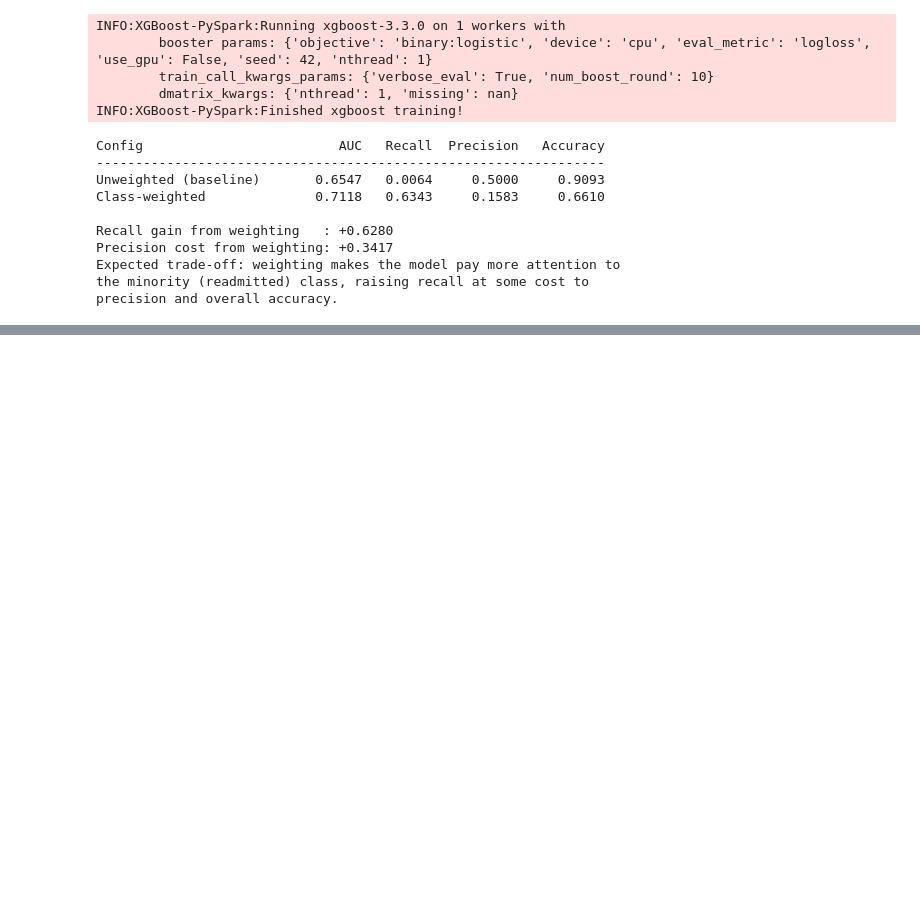
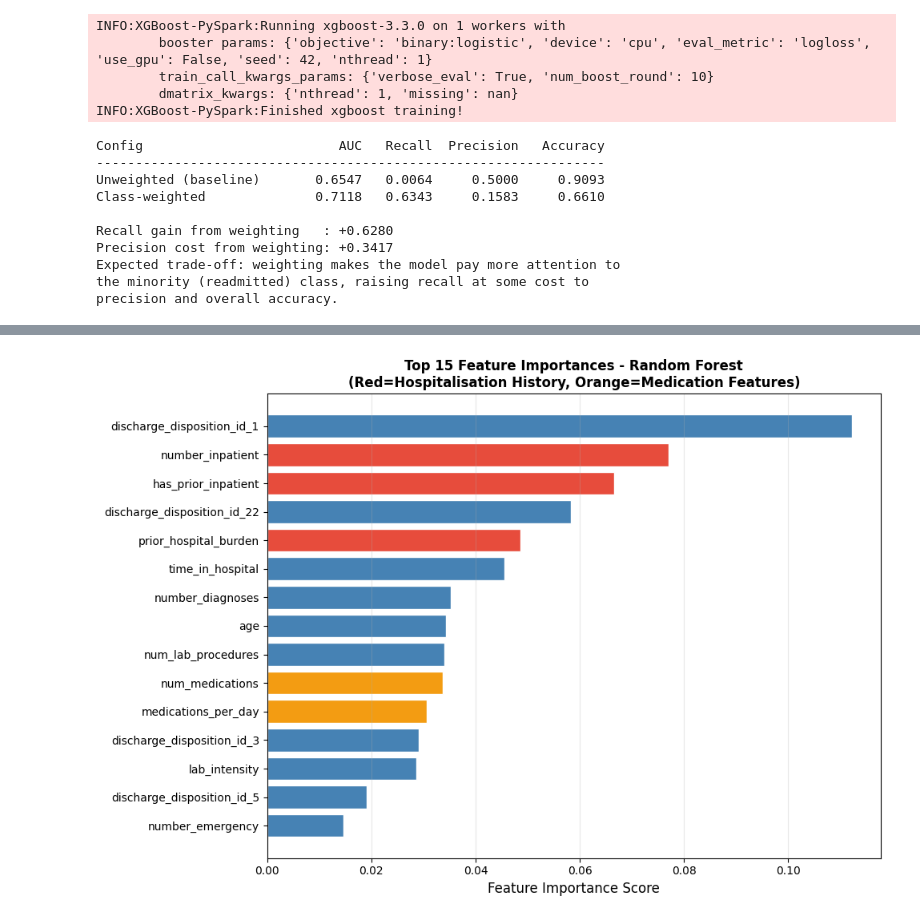
Before and after one commit to kulsoomz99/Predicting-30-Day-Hospital-Readmission-in-Diabetic-Patients, a Jupyter notebook: Diabetes_Re_Admission.ipynb, the cells around one changed output, grey strips where cells are left out. Cells and saved outputs as stored; diff of their text form; code cells hidden in the pictures; blank space fills up the shorter version.

```diff
--- a/Diabetes_Re_Admission.ipynb
+++ b/Diabetes_Re_Admission.ipynb
@@ -1069,0 +1334,22 @@ precision and overall accuracy.
+# %%
+# Feature Importance Plot
+fig, ax = plt.subplots(figsize=(10, 7))
+
+colors_fi = ["#E74C3C" if ("inpatient" in f or "prior" in f or "burden" in f)
+              else "#F39C12" if ("medic" in f or "poly" in f or "pharmacy" in f)
+              else "steelblue"
+              for f in importance_df["feature"]]
+
+ax.barh(importance_df["feature"][::-1],
+        importance_df["importance"][::-1],
+        color=colors_fi[::-1], edgecolor="white")
+ax.set_xlabel("Feature Importance Score", fontsize=12)
+ax.set_title("Top 15 Feature Importances - Random Forest\n"
+             "(Red=Hospitalisation History, Orange=Medication Features)",
+             fontsize=12, fontweight="bold")
+ax.grid(alpha=0.3, axis="x")
+plt.tight_layout()
+plt.savefig("feature_importance.png", dpi=150, bbox_inches="tight")
+plt.show()
+# %% [output]
+[figure, added]
```
Also changed, not shown: parts of 14 cells of this notebook.
